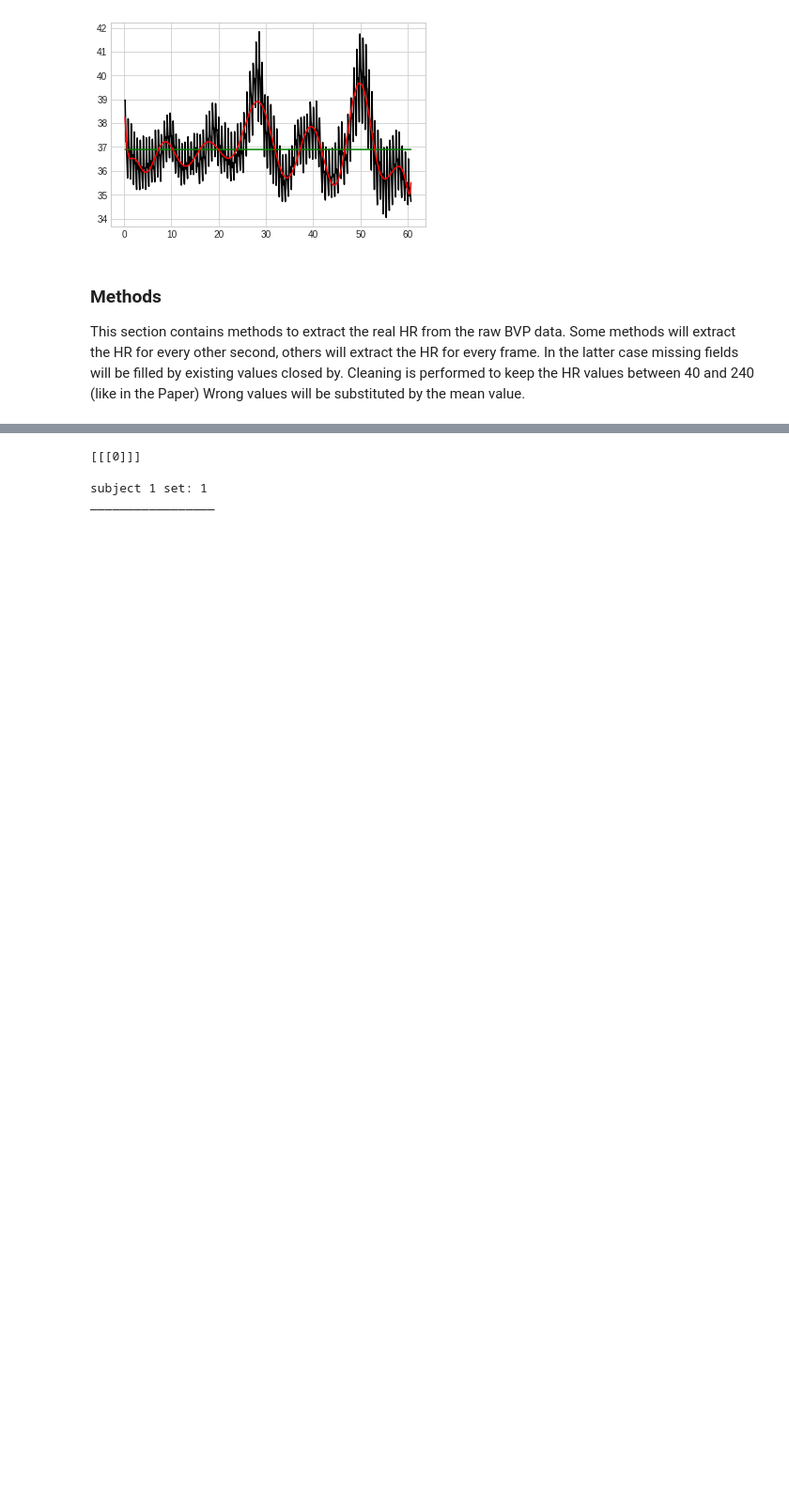
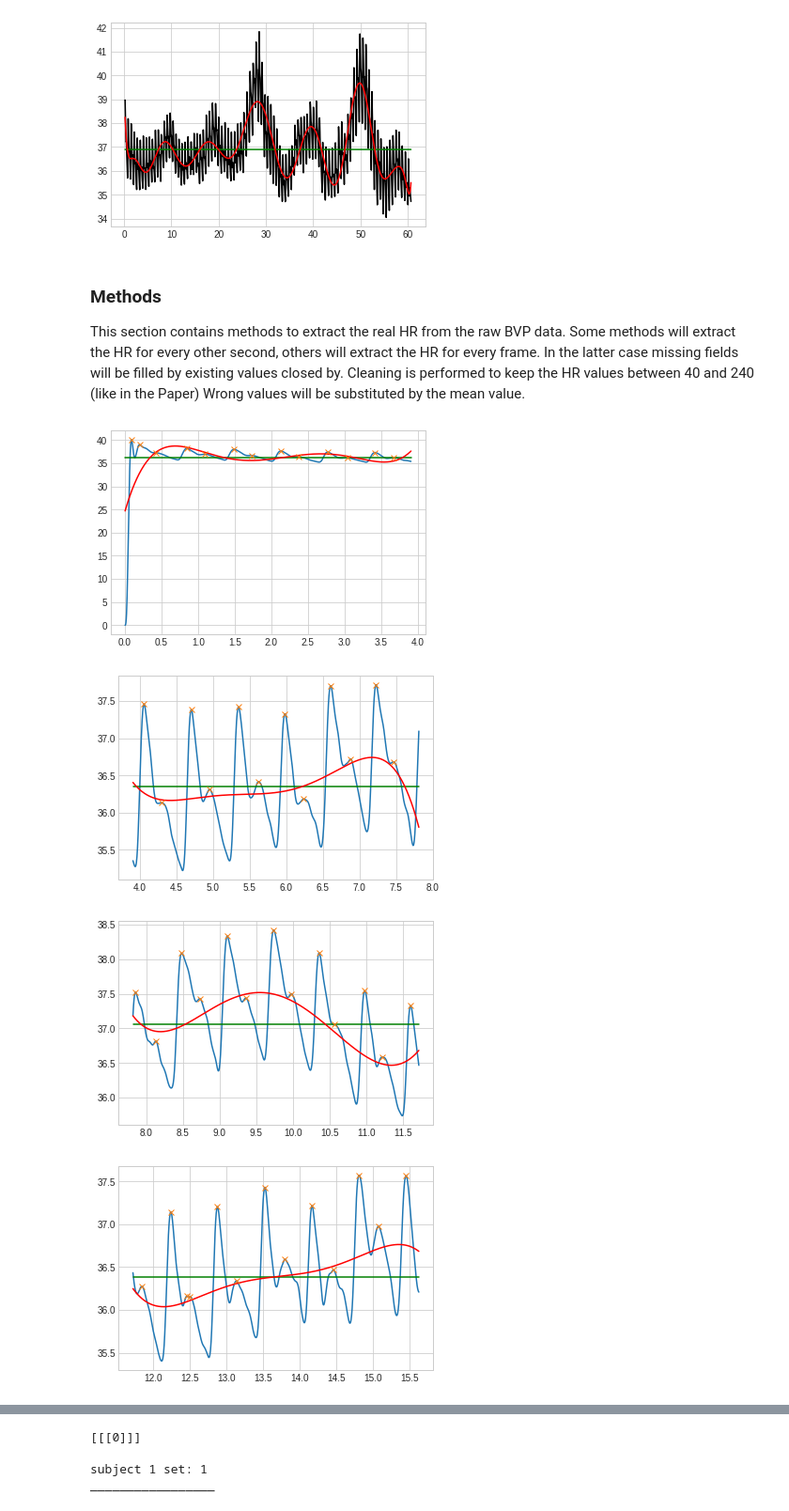
Before and after one commit to marvinmouroum/cv-heart-rate-measurement, a Jupyter notebook: cv_heart_rate_measurement.ipynb, the cells around one changed output, grey strips where cells are left out. Shown at 94% size. Drawn from its saved outputs; the diff is of its cells as text; code cells hidden in the pictures; blank space fills up the shorter version.

Commit message:
finding peaks also

```diff
--- a/cv_heart_rate_measurement.ipynb
+++ b/cv_heart_rate_measurement.ipynb
@@ -507,3 +512,40 @@ def hr_frame_label(xset,yset,start=1,end=2000, plot=False):
         old_t = xset[i]
 
    return clean_hr_vector(vector)
+
+from scipy.misc import electrocardiogram
+from scipy.signal import find_peaks
+
+def peak_hr_estimation(xset,yset,start=1,end=2000, plot=False):
+  data = yset[start:end]
+  times = xset[start:end]
+
+  peaks, _ = find_peaks(data, height=0)
+  avg = statistics.mean(data)
+  avgV = [avg]*len(list(data))
+
+  z = np.polyfit(times,data, 5)
+  f = np.poly1d(z)
+
+  hr_times = []
+  hr = []
+
+  for i in range(0,len(data[list(peaks)])):
+    if data[list(peaks)][i] > f(times[list(peaks)][i])*1.01:
+      #print(str(times[list(peaks)][i]) + ": " + str(data[list(peaks)][i]) + ">" + str(f(times[list(peaks)][i])*1.02))
+      hr_times.append(times[list(peaks)][i])
+      if len(hr_times) > 1:
+        hr.append(int(60/(hr_times[-1] - hr_times[-2])))
+
+#  print(hr)
+
+
+  if plot:
+    plt.plot(times,data)
+    plt.plot(times,avgV,'-',color='green')
+    plt.plot(times,f(times),'-',color='red')
+    plt.plot(times[list(peaks)], data[list(peaks)],'x')
+    plt.show()
+
+  hr_times.pop()
+  return [hr_times,hr]
@@ -511,0 +552,13 @@ extract_hr(tset,dset,0,16000)
+# %%
+#extract_hr(tset,dset,0,16000)
+rates = []
+times = []
+for i in range(0,10000,1000):
+  res = peak_hr_estimation(tset[i:i+1000],dset[i:i+1000],0,1999,True)
+  rates += res[1]
+  times += res[0]
+# %% [output]
+[figure, added]
+[figure, added]
+[figure, added]
+[figure, added]
```
Also changed, not shown: parts of 8 cells of this notebook.
